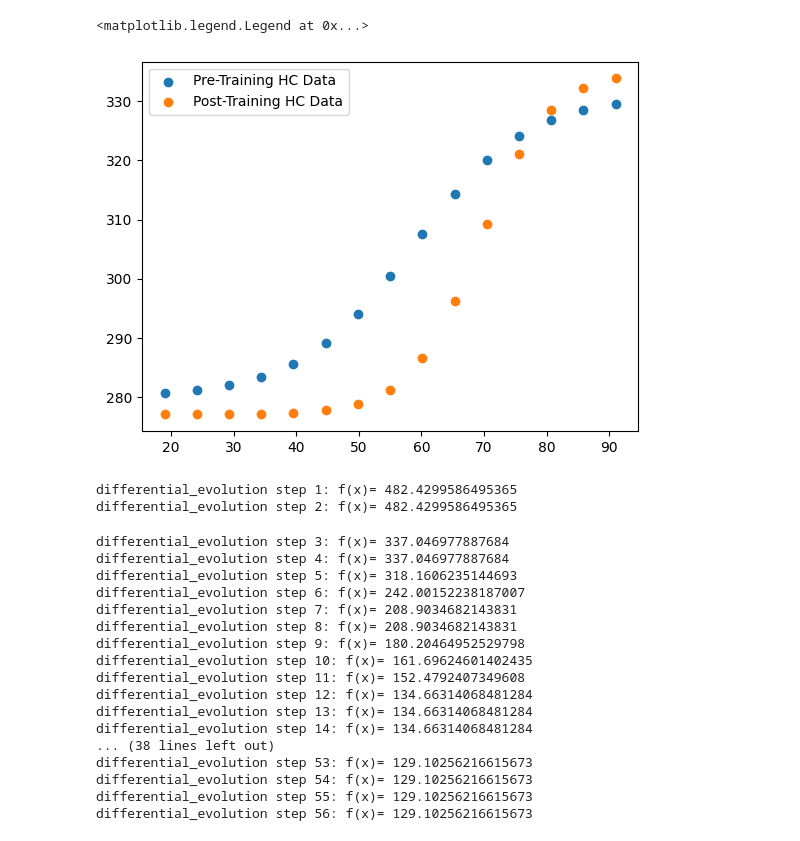
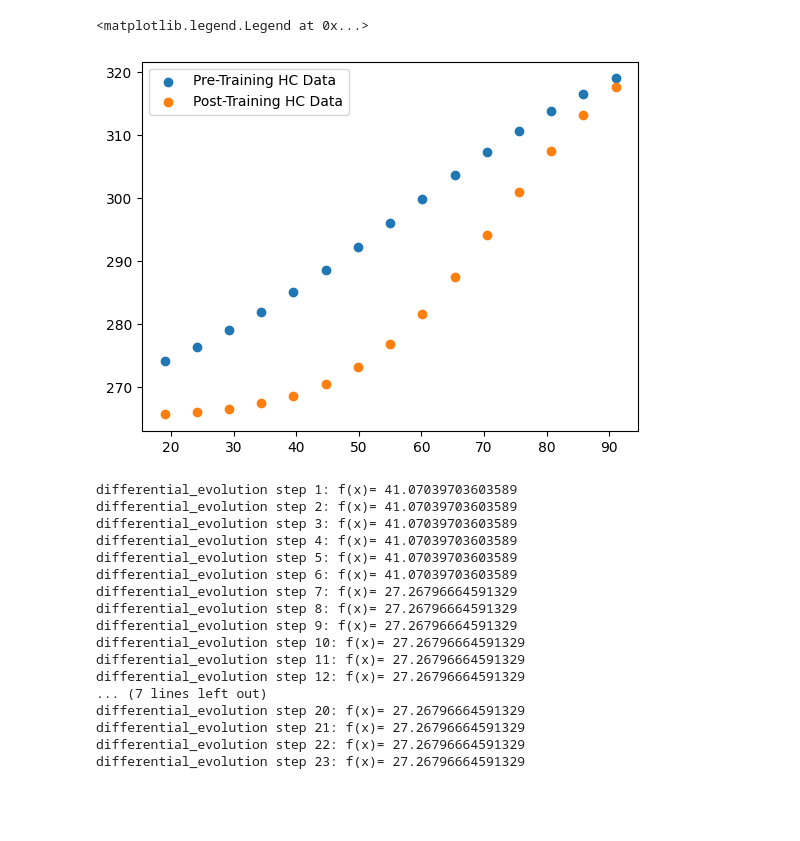
Before and after one commit to renatoparedes/SCZ_PPS_Expansion_Model, a Jupyter notebook: HC_Training_Fitting.ipynb, the cells around one changed output. Saved outputs shown, nothing was run; the diff lists cells and outputs as text; code cells hidden in the pictures; blank space fills up the shorter version.

```diff
--- a/HC_Training_Fitting.ipynb
+++ b/HC_Training_Fitting.ipynb
@@ -3,36 +3,36 @@
 # %%
 # Distance points in cm (network coordinates)
 s_distances = np.asarray([2700, 2200, 1500, 800, 300]) / 1000
 ts = np.linspace(s_distances[0], s_distances[-1], 15)
 v = 30  # cm/s
 a_distances = 100 - ts * v  # distance points in cm (network coordinates)
 
 ts = 0.4
 simtime = 200
 
 ##Pre-Training
 ###Healthy Controls
-ymin = 280
-ymax = 331
-fprHCCP = 100 - 1.377 * v
-fprHCS = 1 / 0.11  # negative
+ymin = 263
+ymax = 331.5
+fprHCCP = 100 - 1.448 * v
+fprHCS = 1 / 0.0435
 
 HC_RTs = RTsig(a_distances, fprHCCP, fprHCS)
 plt.scatter(a_distances, HC_RTs, label="Pre-Training HC Data")
 
 ##Post-Training
 ###Healthy Controls
-ymin = 277
-ymax = 335
-fpostHCCP = 100 - 1.028 * v
-fpostHCS = 1 / 0.18  # negative
+ymin = 265
+ymax = 328.5
+fpostHCCP = 100 - 0.920 * v
+fpostHCS = 1 / 0.085  # negative
 
 HC_RTs_post = RTsig(a_distances, fpostHCCP, fpostHCS)
 plt.scatter(a_distances, HC_RTs_post, label="Post-Training HC Data")
 plt.legend()
 # %% [output]
 <matplotlib.legend.Legend at 0x...>
-[figure, old version]
+[figure, new version]
 # %%
 from scipy.optimize import differential_evolution
 
@@ -60,17 +60,16 @@ HCWt, HCWa, HCWv, HCBt, HCBa, HCBv = FwFb(
     Bt_0=2.5,
     Ba_0=2.5,
     Bv_0=2.5,
-    k1=1.289e01,
-    k2=7.552e02,
-    lim=3.674e01,
-    alpha=9.797e-01,
+    k1=2.761e01,
+    k2=8.509e02,
+    lim=2.101e01,
+    alpha=9.031e-01,
 )
 
 k_a = 5e-05
 k_v = 5e-05
 stim_counts = 10
-locav_x = 70
-# rho_0 = 3.85e-04
+locav_x = 60
 
 
 def train_hcmodel(theta):
@@ -133,30 +132,28 @@ def train_hcmodel(theta):
     return cost * 100000
 
 
-bounds = [(0, 0.1), (0.3, 80), (0.3, 3)]
+bounds = [(0, 0.125), (0.3, 80), (0.3, 3)]
 train_hcmodel_res = differential_evolution(
     train_hcmodel, bounds, disp=True, workers=30, updating="deferred", polish=False
 )
 # %% [output]
-differential_evolution step 1: f(x)= 482.4299586495365
-differential_evolution step 2: f(x)= 482.4299586495365
+differential_evolution step 1: f(x)= 41.07039703603589
+differential_evolution step 2: f(x)= 41.07039703603589
+differential_evolution step 3: f(x)= 41.07039703603589
+differential_evolution step 4: f(x)= 41.07039703603589
+differential_evolution step 5: f(x)= 41.07039703603589
+differential_evolution step 6: f(x)= 41.07039703603589
+differential_evolution step 7: f(x)= 27.26796664591329
+differential_evolution step 8: f(x)= 27.26796664591329
+differential_evolution step 9: f(x)= 27.26796664591329
+differential_evolution step 10: f(x)= 27.26796664591329
+differential_evolution step 11: f(x)= 27.26796664591329
+differential_evolution step 12: f(x)= 27.26796664591329
+... (7 lines left out)
+differential_evolution step 20: f(x)= 27.26796664591329
+differential_evolution step 21: f(x)= 27.26796664591329
+differential_evolution step 22: f(x)= 27.26796664591329
+differential_evolution step 23: f(x)= 27.26796664591329
-differential_evolution step 3: f(x)= 337.046977887684
-differential_evolution step 4: f(x)= 337.046977887684
-differential_evolution step 5: f(x)= 318.1606235144693
-differential_evolution step 6: f(x)= 242.00152238187007
-differential_evolution step 7: f(x)= 208.9034682143831
-differential_evolution step 8: f(x)= 208.9034682143831
-differential_evolution step 9: f(x)= 180.20464952529798
-differential_evolution step 10: f(x)= 161.69624601402435
-differential_evolution step 11: f(x)= 152.4792407349608
-differential_evolution step 12: f(x)= 134.66314068481284
-differential_evolution step 13: f(x)= 134.66314068481284
-differential_evolution step 14: f(x)= 134.66314068481284
-... (38 lines left out)
-differential_evolution step 53: f(x)= 129.10256216615673
-differential_evolution step 54: f(x)= 129.10256216615673
-differential_evolution step 55: f(x)= 129.10256216615673
-differential_evolution step 56: f(x)= 129.10256216615673
 # %%
 print(train_hcmodel_res)
 # %% [output]
```
Also changed, not shown: parts of 4 cells of this notebook, 9 other files.
